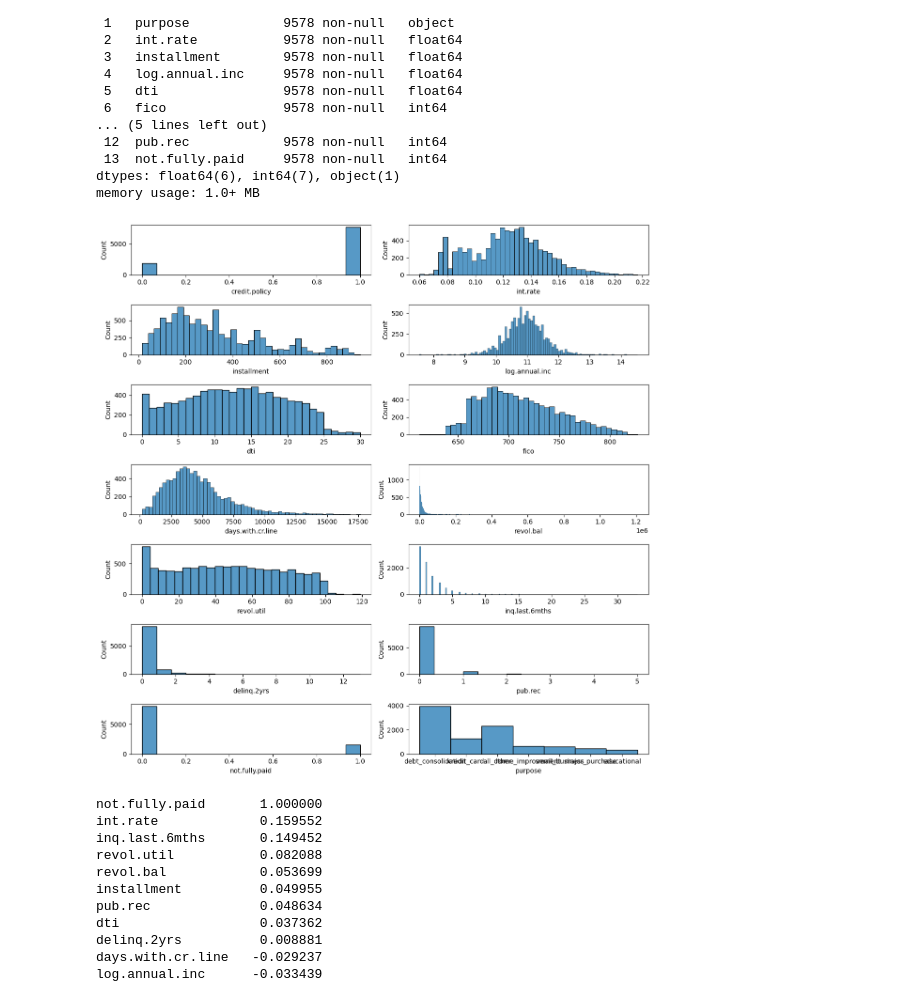
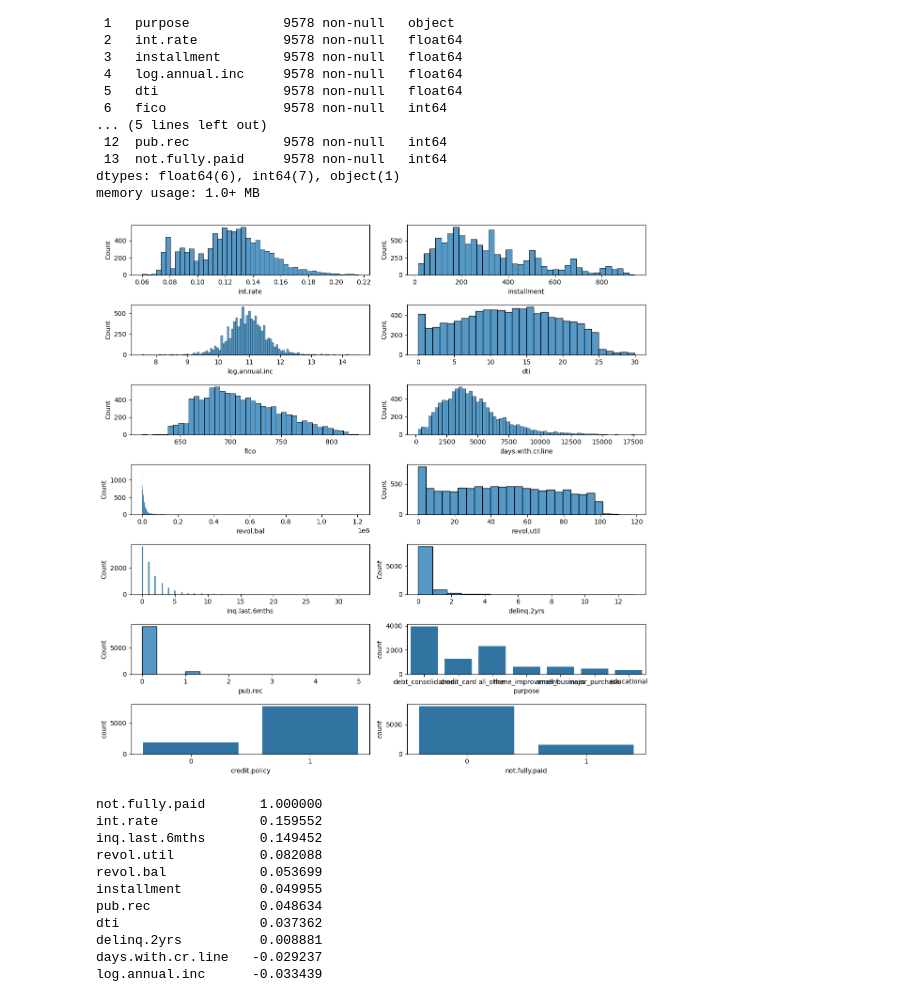
Before and after one commit to jonfdg9/IA, a Jupyter notebook: SAPA/Machine Learning/2_8Ejercicios.ipynb, the cells around one changed output. Saved outputs shown, nothing was run; the diff lists cells and outputs as text; code cells hidden in the pictures.

```diff
--- a/SAPA/Machine Learning/2_8Ejercicios.ipynb
+++ b/SAPA/Machine Learning/2_8Ejercicios.ipynb
@@ -88,27 +88,34 @@ Data columns (total 14 columns):
 dtypes: float64(6), int64(7), object(1)
 memory usage: 1.0+ MB
 # %%
-df_object = loan_data.select_dtypes(include=["object","category"])
-df_num = loan_data.select_dtypes(include=[np.number])
+df_object = loan_data.select_dtypes(include=["object","category"]).columns.to_list()
+df_num = loan_data.select_dtypes(include=[np.number]).columns.to_list()
 
+df_num.remove("credit.policy")
+df_num.remove("not.fully.paid")
+
+df_object.append("credit.policy")
+df_object.append("not.fully.paid")
 plt.figure(figsize=(12,12))
 
 subplot_index=1
 
 for col in df_num:
     plt.subplot(7,2,subplot_index)
     sns.histplot(x=loan_data[col])
     subplot_index+=1
 
 for col in df_object:
     plt.subplot(7,2,subplot_index)
-    sns.histplot(x=loan_data[col])
+    sns.countplot(x=loan_data[col])
     subplot_index+=1
+
+
 
 plt.tight_layout()
 plt.show()
 # %% [output]
-[figure, old version]
+[figure, new version]
 # %%
 corr_matrix = loan_data.corr(numeric_only=True)
 corr_matrix['not.fully.paid'].sort_values(ascending=False)
```
Also changed, not shown: parts of 10 cells of this notebook, 7 other files.
